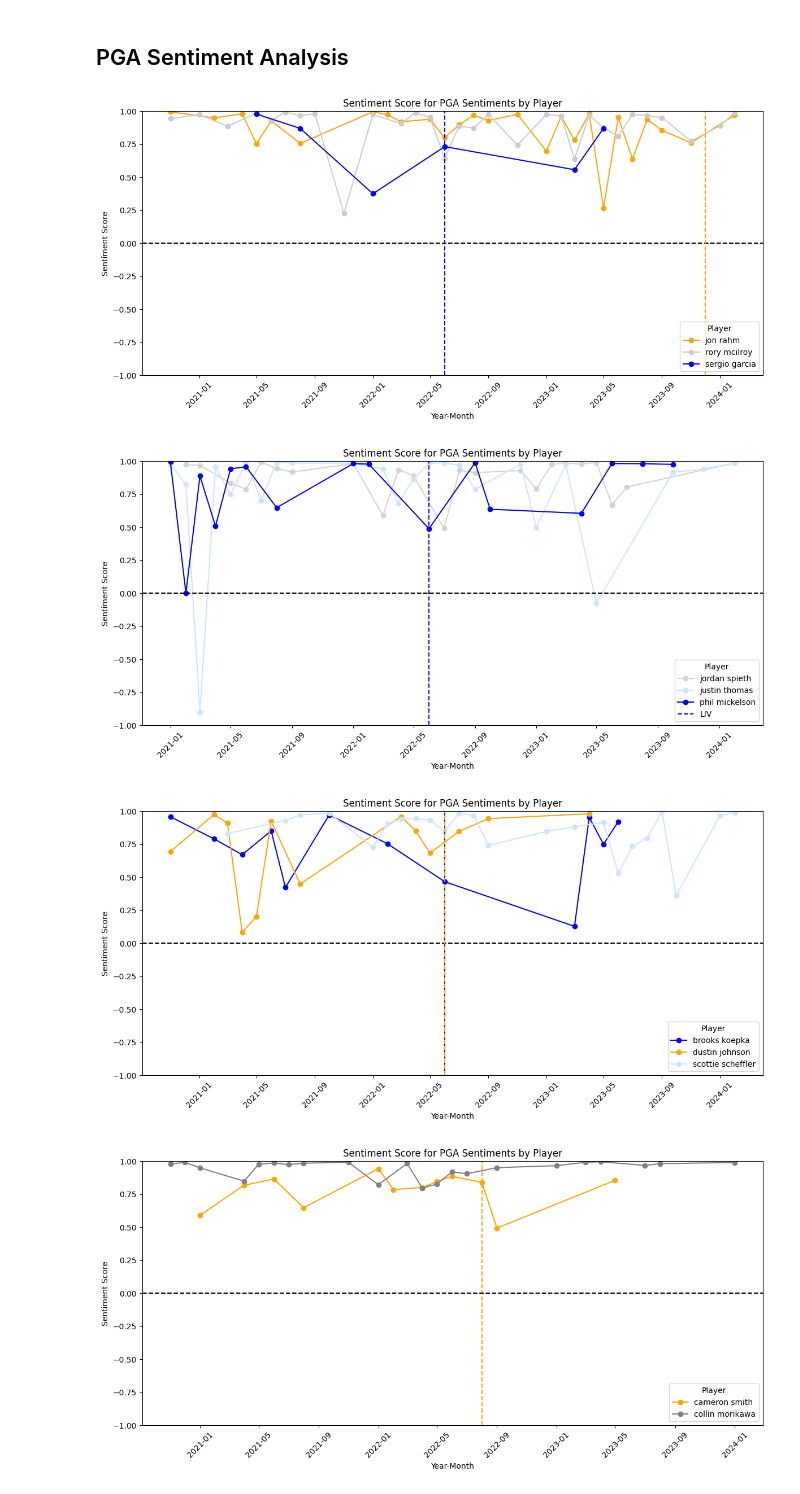
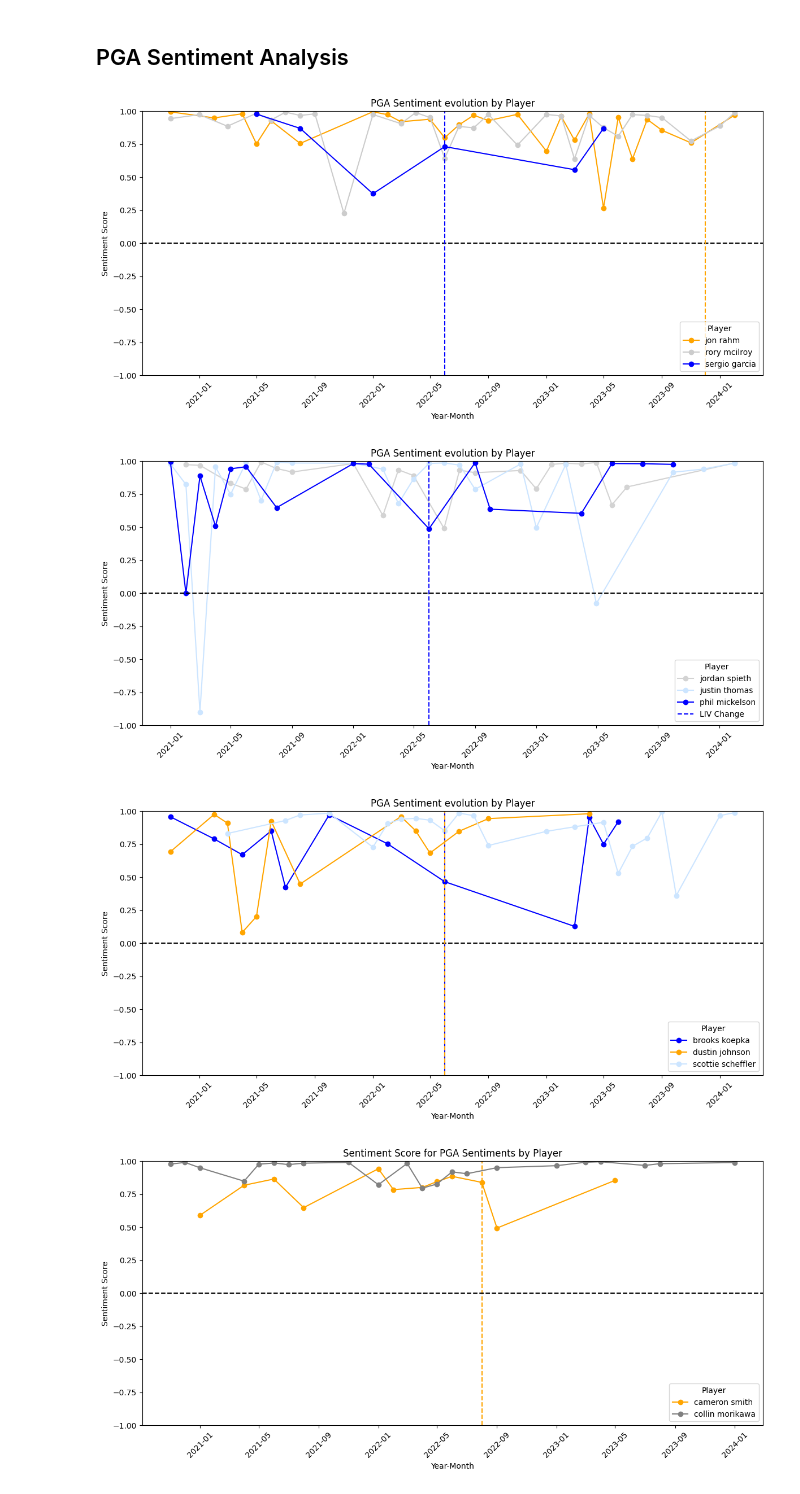
Before and after one commit to mgallon235/pga_liv, a Jupyter notebook: text_mining.ipynb, the cells around one changed output. Drawn from its saved outputs; the diff is of its cells as text; code cells hidden in the pictures.

```diff
--- a/text_mining.ipynb
+++ b/text_mining.ipynb
@@ -595,37 +595,37 @@ df_month_pga = df_month_pga.sort_values(by='year_month')
 player_colors = {'rory mcilroy': '#CCCCCC', 'sergio garcia': 'blue', 'jon rahm': 'orange'}
 
 # Plot the lines for each player
 plt.figure(figsize=(12, 6))
 for player, data in df_month_pga.groupby('player'):
     color = player_colors.get(player, 'lightgray')  # Default color is lightgray if player not in player_colors
     plt.plot(data['year_month'], data['sentiment'], marker='o', label=player, linestyle='-', color=color)
 
 # Set labels and title
 plt.xlabel('Year-Month')
 plt.ylabel('Sentiment Score')
-plt.title('Sentiment Score for PGA Sentiments by Player')
+plt.title('PGA Sentiment evolution by Player')
 
 # Show legend
 plt.legend(title='Player', loc='lower right')
 
 #lines
 plt.axhline(y=0, color='black', linestyle='--', label=f'Neutral')
 
 #Adding Date of LIV Change
 
 #'sergio garcia'
-plt.axvline(x=pd.to_datetime('2022-06'), color='blue', linestyle='--', label=f'LIV')
-plt.axvline(x=pd.to_datetime('2023-12'), color='orange', linestyle='--', label=f'LIV')
+plt.axvline(x=pd.to_datetime('2022-06'), color='blue', linestyle='--', label='LIV 2022-06')
+plt.axvline(x=pd.to_datetime('2023-12'), color='orange', linestyle='--', label='LIV 2023-12')
 
 # Show plot
 plt.grid(False)
 plt.ylim(-1,1)
 #plt.ylim(-0.05,0.2)
 plt.xticks(rotation=45)
 plt.tight_layout()
 plt.show()
 # %% [output]
-[figure, old version]
+[figure, new version]
 # %%
 #Defining Cohort 2:
 group_ = cohort2
@@ -650,10 +650,10 @@ for player, data in df_month_pga.groupby('player'):
 # Set labels and title
 plt.xlabel('Year-Month')
 plt.ylabel('Sentiment Score')
-plt.title('Sentiment Score for PGA Sentiments by Player')
+plt.title('PGA Sentiment evolution by Player')
 
 #'sergio garcia'
-plt.axvline(x=pd.to_datetime('2022-06'), color='blue', linestyle='--', label=f'LIV')
+plt.axvline(x=pd.to_datetime('2022-06'), color='blue', linestyle='--', label=f'LIV Change')
 
 # Show legend
 plt.legend(title='Player', loc='lower right')
@@ -669,7 +669,7 @@ plt.xticks(rotation=45)
 plt.tight_layout()
 plt.show()
 # %% [output]
-[figure, old version]
+[figure, new version]
 # %%
 #Defining Cohort 3:
 group_ = cohort3
@@ -694,7 +694,7 @@ for player, data in df_month_pga.groupby('player'):
 # Set labels and title
 plt.xlabel('Year-Month')
 plt.ylabel('Sentiment Score')
-plt.title('Sentiment Score for PGA Sentiments by Player')
+plt.title('PGA Sentiment evolution by Player')
 
 # Show legend
 plt.legend(title='Player', loc='lower right')
@@ -713,7 +713,7 @@ plt.xticks(rotation=45)
 plt.tight_layout()
 plt.show()
 # %% [output]
-[figure, old version]
+[figure, new version]
 # %%
 #Defining Cohort 4:
 group_ = cohort4
```
Also changed, not shown: 3 other files.
